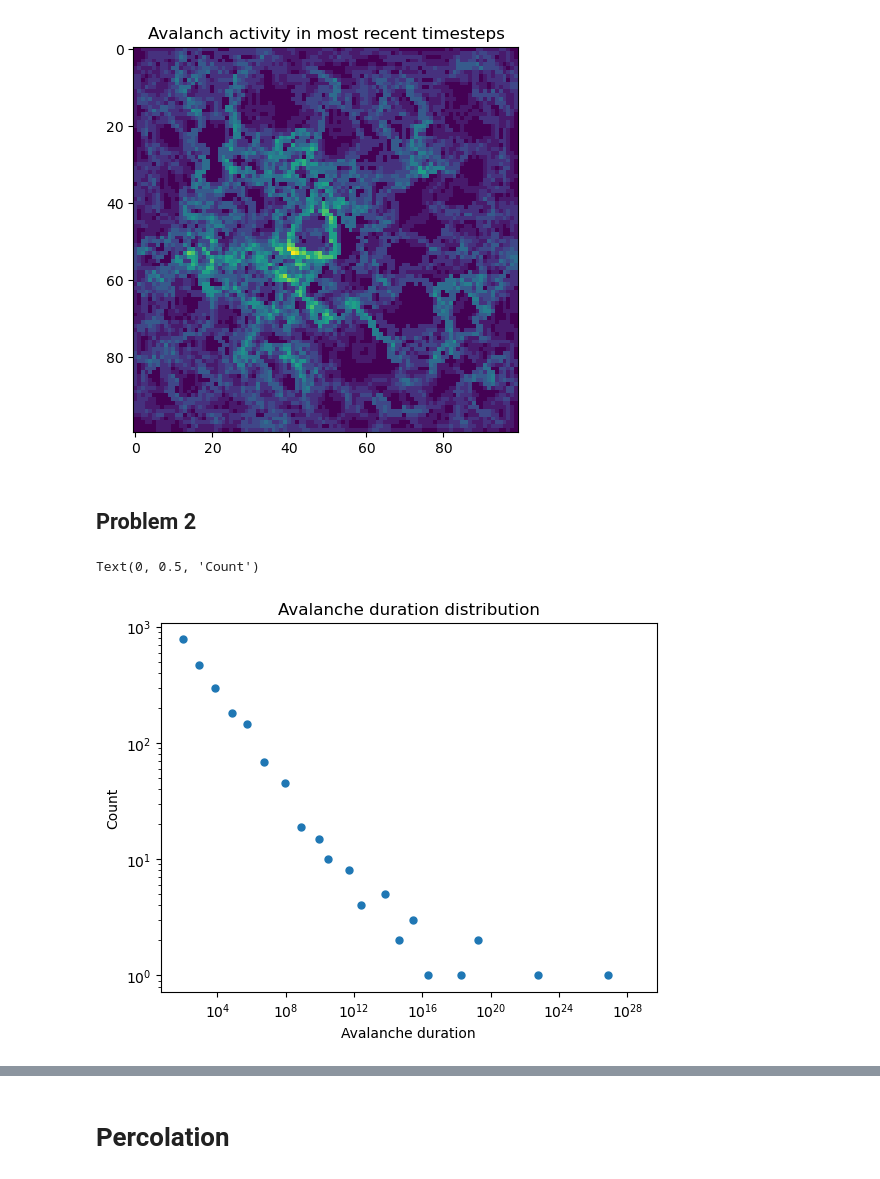
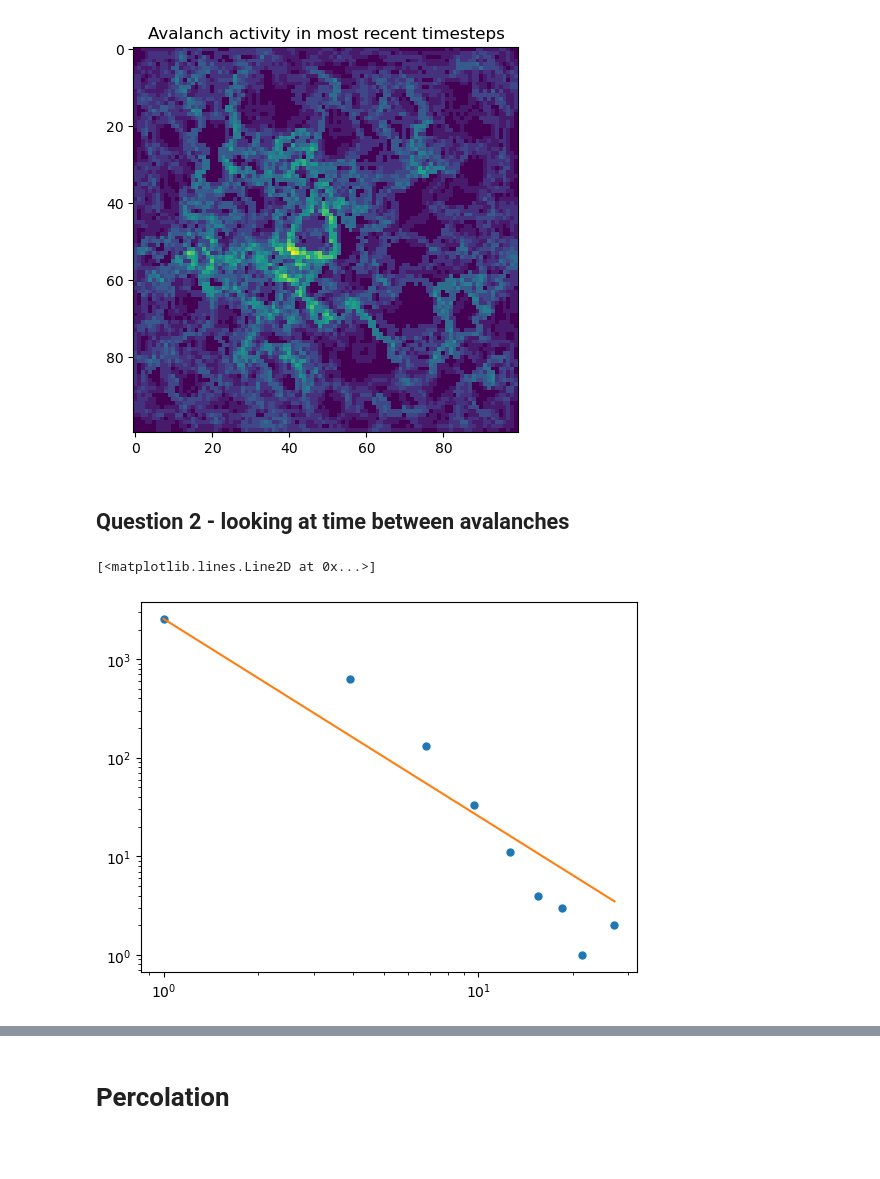
Before and after one commit to swilliamson7/comp_physics_sw, a Jupyter notebook: hw/hw1_solutions_sw.ipynb, the cells around one changed output, grey strips where cells are left out. Saved outputs shown, nothing was run; the diff lists cells and outputs as text; code cells hidden in the pictures; blank space fills up the shorter version.

```diff
--- a/hw/hw1_solutions_sw.ipynb
+++ b/hw/hw1_solutions_sw.ipynb
@@ -165,27 +165,18 @@ Text(0.5, 1.0, 'Avalanch activity in most recent timesteps')
 [figure]
 [figure]
 [figure]
-# %% [markdown]
-## Problem 2
+# %% [markdown]
+## Question 2 - looking at time between avalanches
 # %%
-# Now we want to show that there is a 1 / T^{alpha} waiting time between avalanch events
+# Now we want to show that there is a 1 / T^{alpha} waiting time between avalanch events.
+# The slope of the histogram points should roughly be alpha
 
+vals, bins = np.histogram(all_avalanche_durations)
 log_bins = np.logspace(np.log10(2), np.log10(np.max(all_avalanche_durations)), 50) # logarithmic bins for histogram
-vals, bins = np.histogram(all_avalanche_durations, bins=log_bins)
+# vals, bins = np.histogram(all_avalanche_durations, bins=log_bins)
 plt.figure()
-plt.loglog(10**bins[:-1], vals, '.', markersize=10)
-plt.title('Avalanche duration distribution')
-plt.xlabel('Avalanche duration')
-plt.ylabel('Count')
-
-# # first computing the pairwise difference between the steps that had an avalanch, i.e. how long we
-# # waited before another avalanch occured
-# wait = [(event1 - event0) for event0, event1 in zip(model.avalanch_happened[:-1], model.avalanch_happened[1:])]
-
-# bins = np.arange(1, np.max(wait)) # logarithmic bins for histogram
-# vals, bins = np.histogram(wait, bins=bins)
-# plt.figure()
-# plt.loglog(bins[:-1], vals, '.', markersize=10)
+plt.loglog(bins[:-1], vals, '.',  markersize=10)
+plt.loglog(bins[:-1], (vals[0] / bins[0]) * bins[:-1]**(-2)) # plot 1/T scaling
 # %% [output]
-Text(0, 0.5, 'Count')
+[<matplotlib.lines.Line2D at 0x...>]
-[figure, old version]
+[figure, new version]
```
Also changed, not shown: parts of 21 cells of this notebook, 1 other file.
